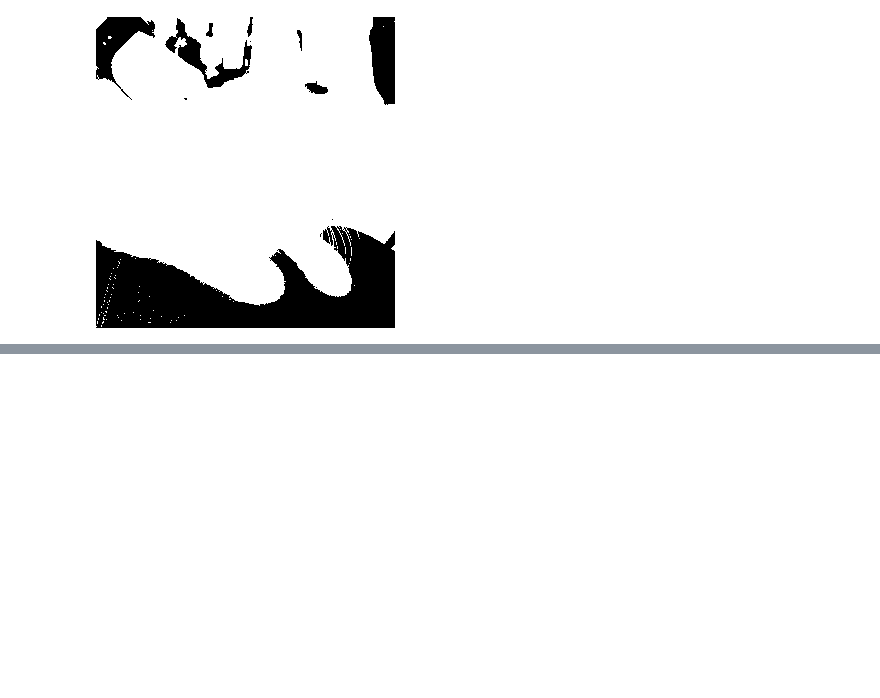
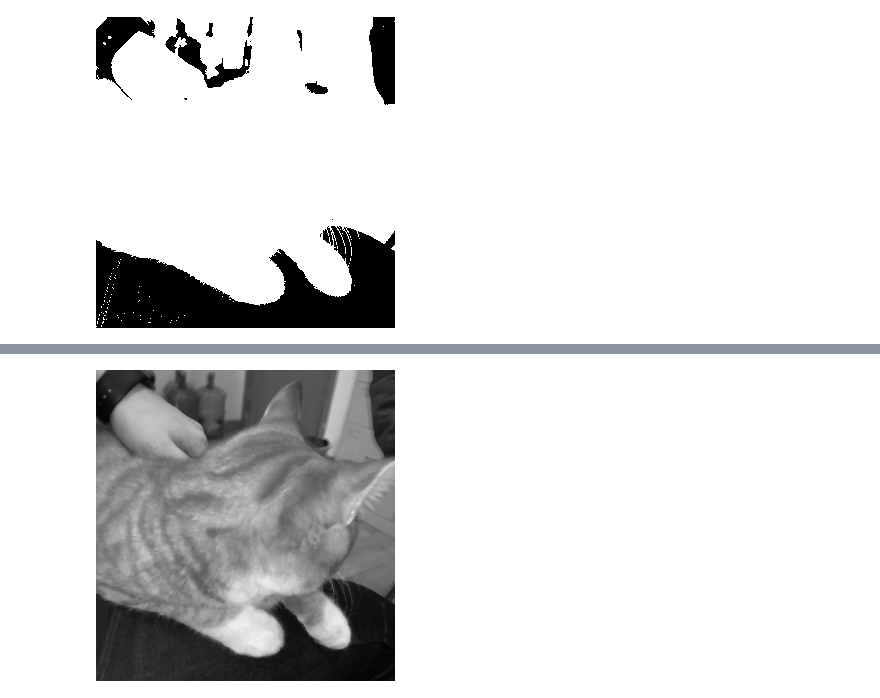
Before and after one commit to duducheng/SJTU-DIP-Proj, a Jupyter notebook: explore.ipynb, the cells around one changed output, grey strips where cells are left out. Cells and saved outputs as stored; diff of their text form; code cells hidden in the pictures; blank space fills up the shorter version.

```diff
--- a/explore.ipynb
+++ b/explore.ipynb
@@ -56,0 +92,4 @@ PIL.Image.fromarray(((arr>67)*255).astype(np.uint8))
+# %%
+PIL.Image.fromarray(((median(arr))).astype(np.uint8))
+# %% [output]
+[figure, added]
```
Also changed, not shown: parts of 20 cells of this notebook, 6 other files.
